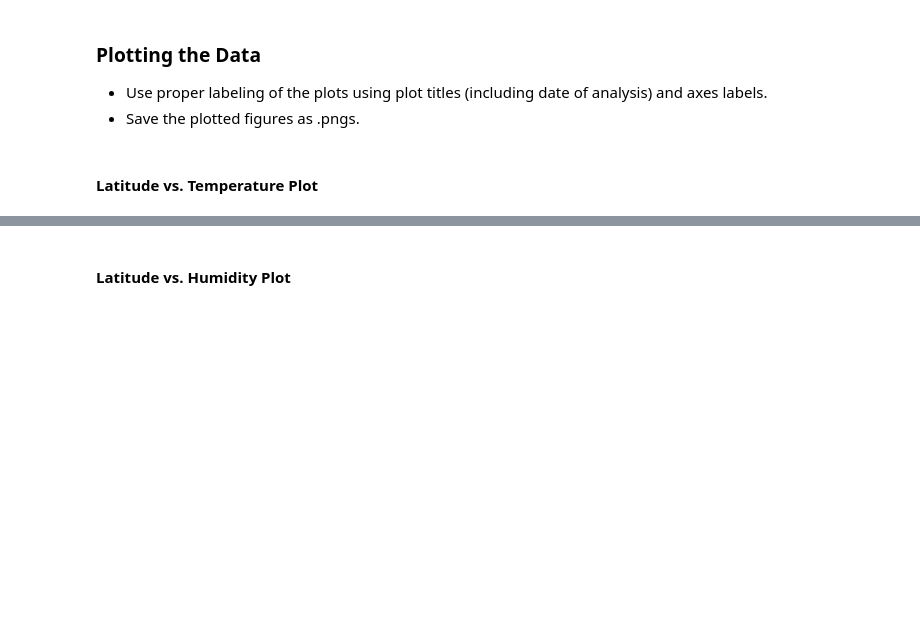
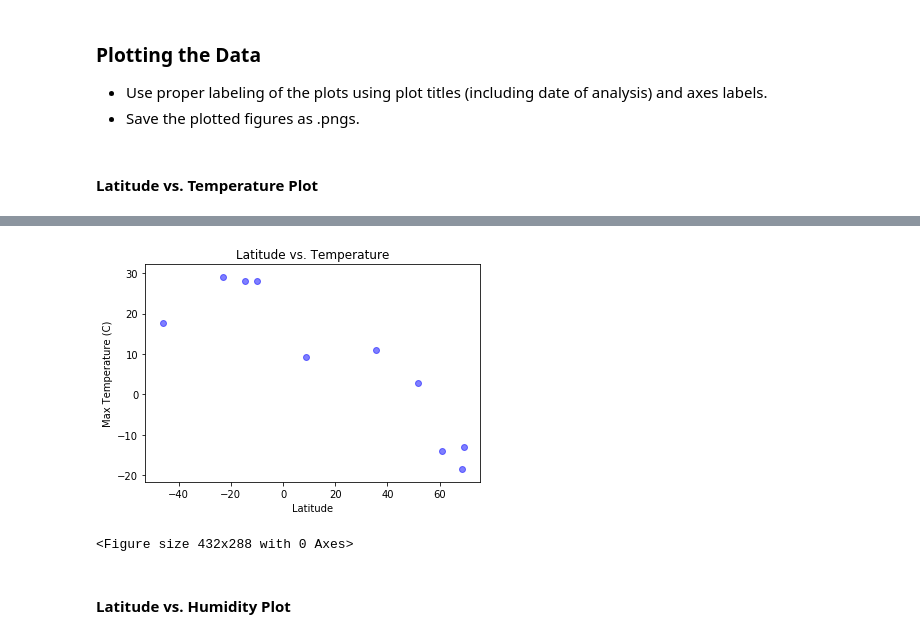
Before and after one commit to Vangroovy/Mapping-Homework, a Jupyter notebook: WeatherPy.ipynb, the cells around one changed output, grey strips where cells are left out. Drawn from its saved outputs; the diff is of its cells as text; code cells hidden in the pictures; blank space fills up the shorter version.

```diff
--- a/WeatherPy.ipynb
+++ b/WeatherPy.ipynb
@@ -39,20 +38,24 @@ c2a90fa853f81f6204ca6efe58d3bc4d
 # List for holding lat_lngs and cities
 lat_lngs = []
 cities = []
+countries = []
+lat = []
+long = []
+lat_longs = []
 
 # Create a set of random lat and lng combinations
 lats = np.random.uniform(low=-90.000, high=90.000, size=10)
 lngs = np.random.uniform(low=-180.000, high=180.000, size=10)
 lat_lngs = zip(lats, lngs)
 
+
 # Identify nearest city for each lat, lng combination
 for lat_lng in lat_lngs:
     city = citipy.nearest_city(lat_lng[0], lat_lng[1]).city_name
-
+    country = citipy.nearest_city(lat_lng[0], lat_lng[1]).country_code
     # If the city is unique, then add it to a our cities list
     if city not in cities:
         cities.append(city)
-
-# Print the city count to confirm sufficient count
-len(cities)
-print(cities)
+        countries.append(country)
+        lat_longs.append(lat_lng)
+        type (lat_longs)
@@ -95,0 +145,6 @@ responses_json
+# %%
+city_file_df =pd.DataFrame({"City":cities, "City ID": city_id,"Date":date, "Max Temperature":max_temp,
+             "Cloudiness":cloudiness, "Humidity":humidity, "Wind Speed":wind_speed,
+            "Latitude":latitude, "Longitude":longitude})
+city_file_df.head()
+city_file.to_csv(city)
@@ -105,2 +164,20 @@ responses_json
+# %%
+#Scatterplot of Latitude vs Temp
+y = city_file_df['Max Temperature']
+x = city_file_df['Latitude']
+for i in range (len(city_file_df)):
+
+    #plot each dot
+    plt.scatter(x.loc[i],y.loc[i], alpha=0.50, color="blue")
+
+#add legend
+plt.title("Latitude vs. Temperature")
+plt.ylabel('Max Temperature (C)')
+plt.xlabel('Latitude')
+plt.show()
+mp.savefig('Lat_vs_temp.png')
+# %% [output]
+[figure, added]
+<Figure size 432x288 with 0 Axes>
 # %% [markdown]
 #### Latitude vs. Humidity Plot
```
Also changed, not shown: parts of 13 cells of this notebook.
